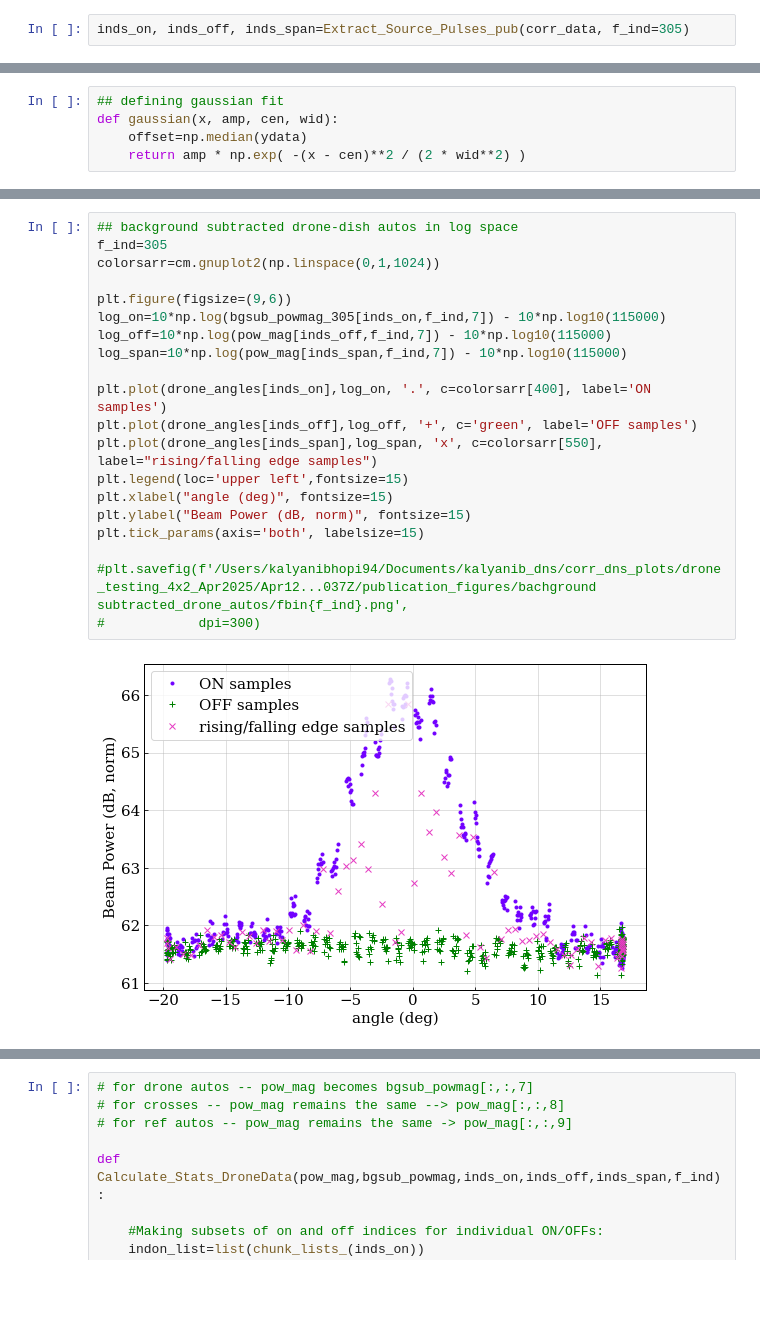
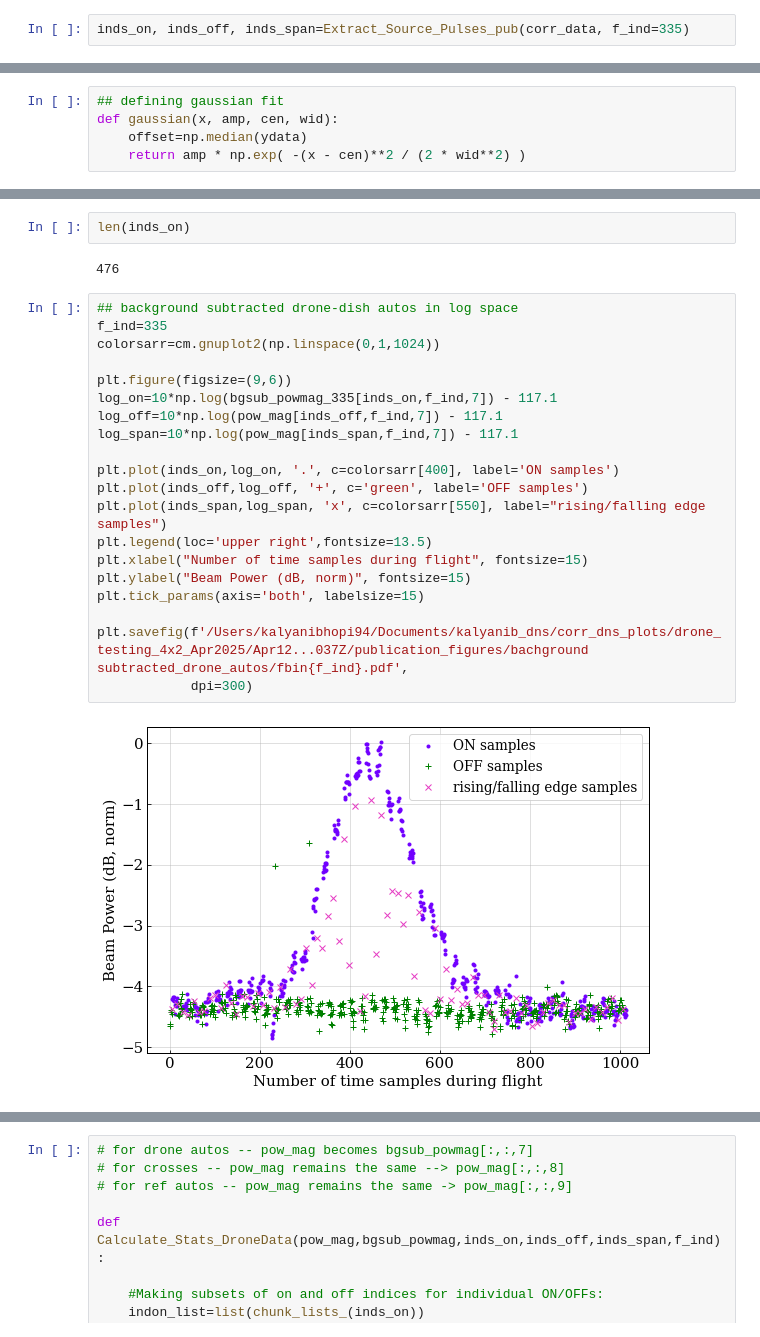
Before and after one commit to WVURAIL/DigitalNoiseSource, a Jupyter notebook: data_analysis_notebooks/drone_publications_plots.ipynb, the cells around one changed output, grey strips where cells are left out. Drawn from its saved outputs; the diff is of its cells as text; blank space fills up the shorter version.

Commit message:
Adding code to analyse two flights simultaneously

```diff
--- a/data_analysis_notebooks/drone_publications_plots.ipynb
+++ b/data_analysis_notebooks/drone_publications_plots.ipynb
@@ -683,6 +772,6 @@ def Extract_Source_Pulses_pub(self,f_ind):
 
         return self.inds_on, self.inds_off, self.inds_span
 # %%
-inds_on, inds_off, inds_span=Extract_Source_Pulses_pub(corr_data, f_ind=305)
+inds_on, inds_off, inds_span=Extract_Source_Pulses_pub(corr_data, f_ind=335)
 # %% [output]
 Maximum Pearson_R Correlations between data and square wave function:
@@ -1053,25 +1152,29 @@ Width (σ): 615.869 ± 16.958
+# %%
+len(inds_on)
+# %% [output]
+476
 # %%
 ## background subtracted drone-dish autos in log space
-f_ind=305
+f_ind=335
 colorsarr=cm.gnuplot2(np.linspace(0,1,1024))
 
 plt.figure(figsize=(9,6))
-log_on=10*np.log(bgsub_powmag_305[inds_on,f_ind,7]) - 10*np.log10(115000)
-log_off=10*np.log(pow_mag[inds_off,f_ind,7]) - 10*np.log10(115000)
-log_span=10*np.log(pow_mag[inds_span,f_ind,7]) - 10*np.log10(115000)
+log_on=10*np.log(bgsub_powmag_335[inds_on,f_ind,7]) - 117.1
+log_off=10*np.log(pow_mag[inds_off,f_ind,7]) - 117.1
+log_span=10*np.log(pow_mag[inds_span,f_ind,7]) - 117.1
 
-plt.plot(drone_angles[inds_on],log_on, '.', c=colorsarr[400], label='ON samples')
-plt.plot(drone_angles[inds_off],log_off, '+', c='green', label='OFF samples')
-plt.plot(drone_angles[inds_span],log_span, 'x', c=colorsarr[550], label="rising/falling edge samples")
-plt.legend(loc='upper left',fontsize=15)
-plt.xlabel("angle (deg)", fontsize=15)
+plt.plot(inds_on,log_on, '.', c=colorsarr[400], label='ON samples')
+plt.plot(inds_off,log_off, '+', c='green', label='OFF samples')
+plt.plot(inds_span,log_span, 'x', c=colorsarr[550], label="rising/falling edge samples")
+plt.legend(loc='upper right',fontsize=13.5)
+plt.xlabel("Number of time samples during flight", fontsize=15)
 plt.ylabel("Beam Power (dB, norm)", fontsize=15)
 plt.tick_params(axis='both', labelsize=15)
 
-#plt.savefig(f'/Users/kalyanibhopi94/Documents/kalyanib_dns/corr_dns_plots/drone_testing_4x2_Apr2025/Apr12...037Z/publication_figures/bachground subtracted_drone_autos/fbin{f_ind}.png',
-#            dpi=300)
+plt.savefig(f'/Users/kalyanibhopi94/Documents/kalyanib_dns/corr_dns_plots/drone_testing_4x2_Apr2025/Apr12...037Z/publication_figures/bachground subtracted_drone_autos/fbin{f_ind}.pdf',
+            dpi=300)
 # %% [output]
-[figure, old version]
+[figure, new version]
 # %%
 ## crosses in log space -- ON/OFF/SPAN
 ## Is this correct??
```
Also changed, not shown: parts of 48 cells of this notebook.
